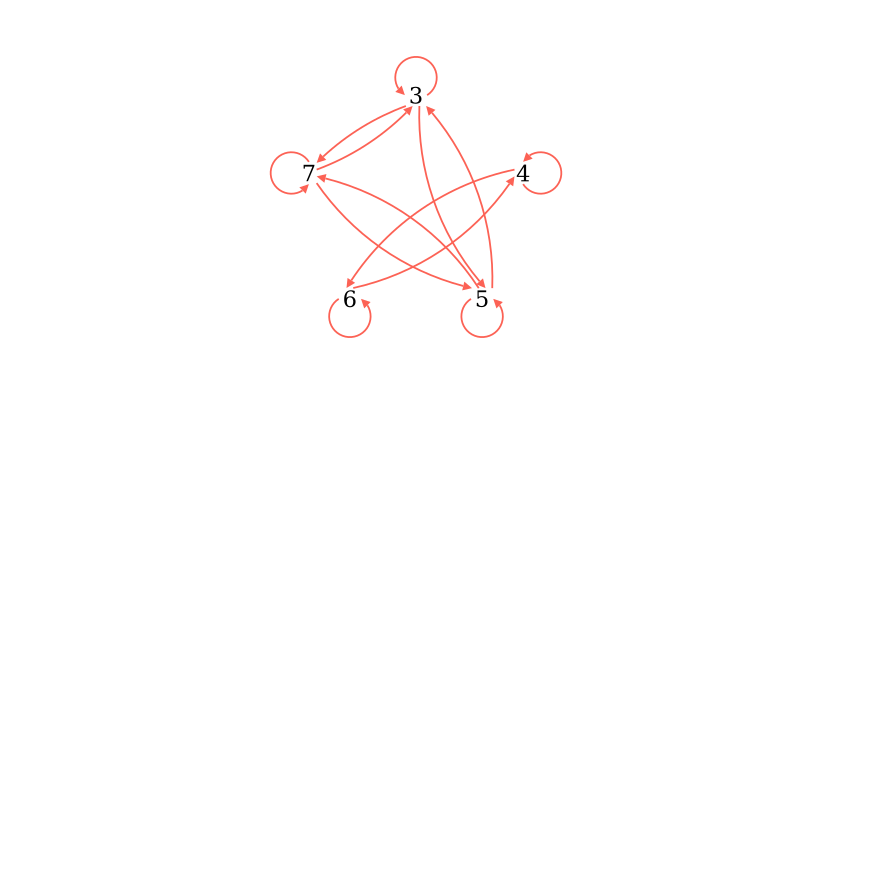
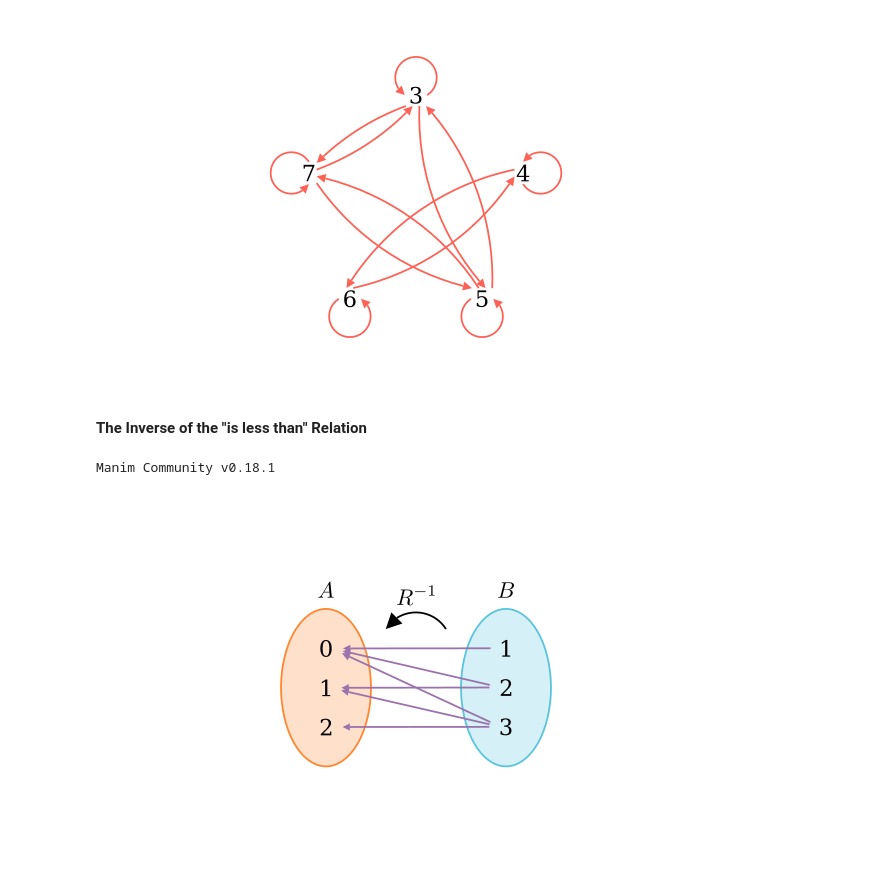
Before and after one commit to PhotonicGluon/NZQRC-Book, a Jupyter notebook: code/image_generation/part-1.ipynb, the cells around one changed output. Drawn from its saved outputs; the diff is of its cells as text; code cells hidden in the pictures; blank space fills up the shorter version.

```diff
--- a/code/image_generation/part-1.ipynb
+++ b/code/image_generation/part-1.ipynb
@@ -518,3 +518,78 @@ class RelationDiagram(Scene):
 # %% [output]
 Manim Community v0.18.1
 [figure]
+# %% [markdown]
+#### The Inverse of the "is less than" Relation
+# %%
+%%manim --output_file 1_relations-1_less-than-relation-inverse.png RelationDiagram
+
+A_FONT_SIZE = 36
+B_FONT_SIZE = 36
+
+ARROW_STROKE_WIDTH = 4
+ARROW_TIP_RATIO = 0.05
+
+class RelationDiagram(Scene):
+    def construct(self):
+        # Create the ellipses
+        ellipse_a = Ellipse(width=2, height=3.5, color=ORANGE)
+        ellipse_a.set_fill(ORANGE, opacity=0.25)
+        ellipse_a.shift(LEFT * 2)
+
+        ellipse_b = Ellipse(width=2, height=3.5, color=BLUE)
+        ellipse_b.set_fill(BLUE, opacity=0.25)
+        ellipse_b.shift(RIGHT * 2)
+
+        # Create labels for the ellipses
+        label_a = MathTex("A", color=BLACK).next_to(ellipse_a, UP)
+        label_b = MathTex("B", color=BLACK).next_to(ellipse_b, UP)
+
+        # Create elements for sets
+        elements_a = ["0", "1", "2"]
+        elements_b = ["1", "2", "3"]
+
+        elements_a = [Text(a, font_size=A_FONT_SIZE, color=BLACK) for a in elements_a]
+        elements_b = [Text(b, font_size=B_FONT_SIZE, color=BLACK) for b in elements_b]
+
+        elements_a = VGroup(*elements_a).arrange(DOWN, buff=0.5).move_to(ellipse_a)
+        elements_b = VGroup(*elements_b).arrange(DOWN, buff=0.5).move_to(ellipse_b)
+
+        # Create arrows
+        arrow_links = [
+            (0, 0),
+            (0, 1),
+            (0, 2),
+            (1, 1),
+            (1, 2),
+            (2, 2)
+        ]
+        arrows = [
+            Arrow(
+                elements_b[j].get_left(),
+                elements_a[i].get_right(),
+                stroke_width=ARROW_STROKE_WIDTH,
+                max_tip_length_to_length_ratio=ARROW_TIP_RATIO,
+                color=PURPLE
+            )
+            for i, j in arrow_links
+        ]
+        arrows = VGroup(*arrows)
+
+        # Add relation label above the arrows
+        relation_label = MathTex("R^{-1}", color=BLACK).next_to(arrows, 3.5*UP)
+        relation_label.add(
+            CurvedArrow(
+                relation_label.get_right() + RIGHT * 0.25,
+                relation_label.get_left() + LEFT * 0.25,
+                stroke_width=ARROW_STROKE_WIDTH,
+                color=BLACK
+            ).shift(DOWN * 0.75)
+        )
+
+        # Add all elements to the scene
+        group = Group(ellipse_a, ellipse_b, label_a, label_b, elements_a, elements_b, arrows, relation_label)
+        group.center()
+        self.add(group)
+# %% [output]
+Manim Community v0.18.1
+[figure, added]
```
Also changed, not shown: 3 other files.
